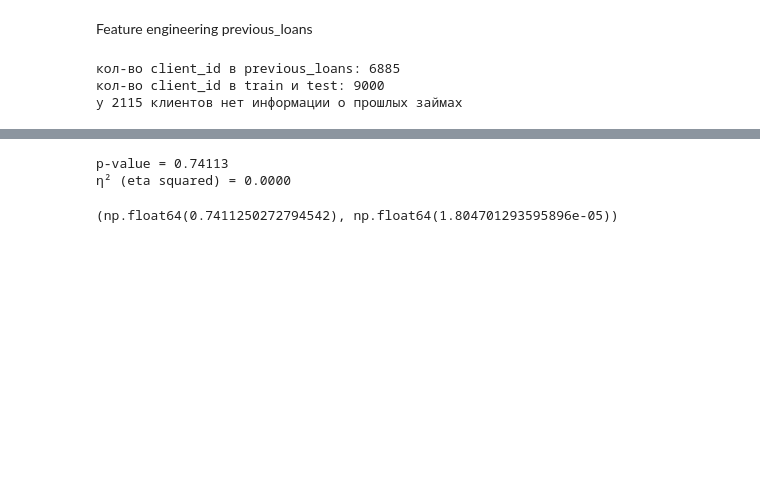
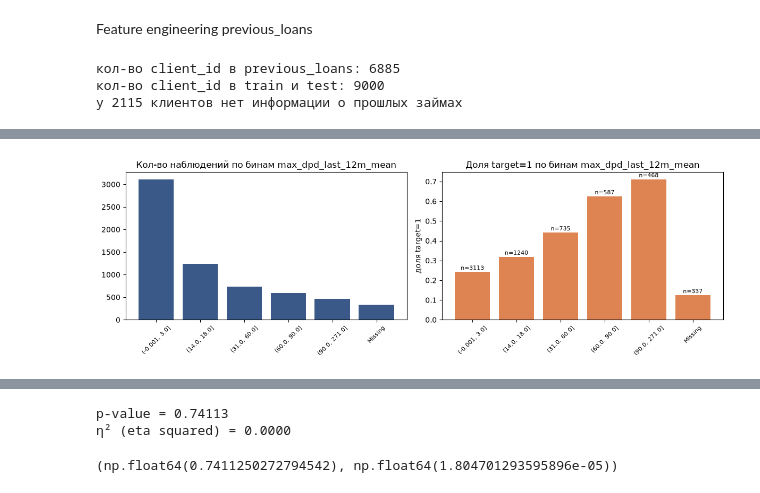
Before and after one commit to Polemarh/credit_scoring_ml, a Jupyter notebook: simple_baseline.ipynb, the cells around one changed output, grey strips where cells are left out. Drawn from its saved outputs; the diff is of its cells as text; code cells hidden in the pictures; blank space fills up the shorter version.

```diff
--- a/simple_baseline.ipynb
+++ b/simple_baseline.ipynb
@@ -705,0 +718,4 @@ visualization(train, 'siberia_northern_score_group', 'target')
+# %%
+visualization(woe_table, 'max_dpd_last_12m_mean', 'target')
+# %% [output]
+[figure, added]
```
Also changed, not shown: parts of 159 cells of this notebook.
